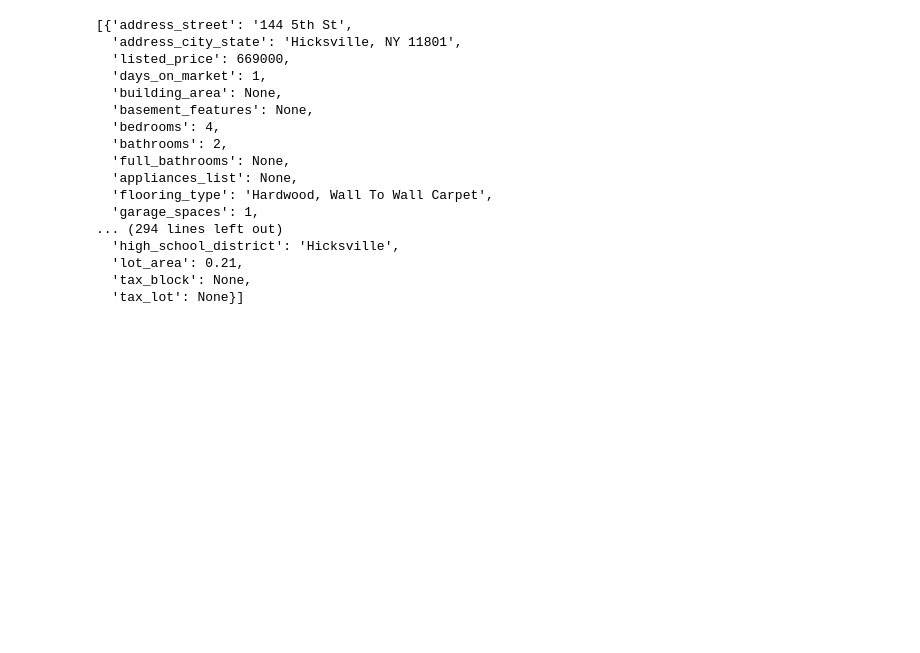
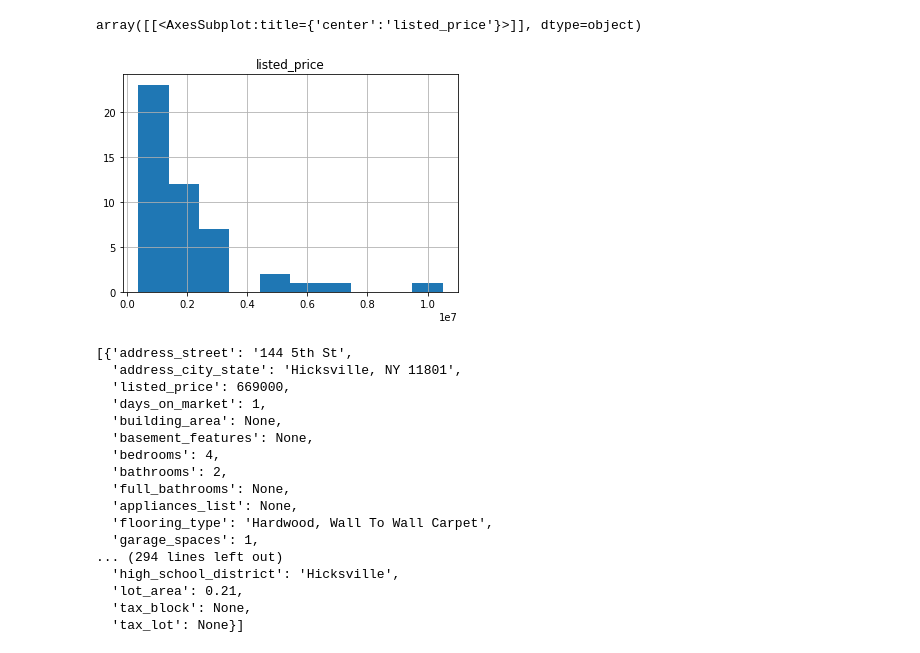
Before and after one commit to pylinet/USCensus, a Jupyter notebook: house_data.ipynb, the cells around one changed output. Saved outputs shown, nothing was run; the diff lists cells and outputs as text; code cells hidden in the pictures; blank space fills up the shorter version.

Commit message:
scraped data for exploration

```diff
--- a/house_data.ipynb
+++ b/house_data.ipynb
@@ -18,5 +19,5 @@ browser = Browser('chrome', **webdriver_path, headless=False)
 f = open('./scripts/home_schema.json')
 schema = json.load(f)
 # %%
-home_urls = trulia_scraper.get_listing_urls_by_state_city(browser, 'NY', 'Hicksville')
+home_urls = trulia_scraper.get_listing_urls_by_state_city(browser, 'NY', 'Cold_Spring_Harbor')
 # %%
@@ -24 +25,3 @@ with open('./Data/ny_hicksville.json', 'w') as j:
     json.dump(home_urls, j)
+# %%
+home_data = trulia_scraper.get_listings_by_listing_urls(browser,schema,home_urls)
@@ -25,3 +31,10 @@ with open('./Data/ny_hicksville.json', 'w') as j:
+# %%
+hd = pd.DataFrame(home_data)
+# %%
+hd.hist(column='listed_price')
+# %% [output]
+array([[<AxesSubplot:title={'center':'listed_price'}>]], dtype=object)
+[figure, added]
 # %%
 data = trulia_scraper.get_listings_by_state_city(browser, schema, 'NY', 'Hicksville')
 # %%
```
Also changed, not shown: parts of 3 cells of this notebook, 10 other files.
